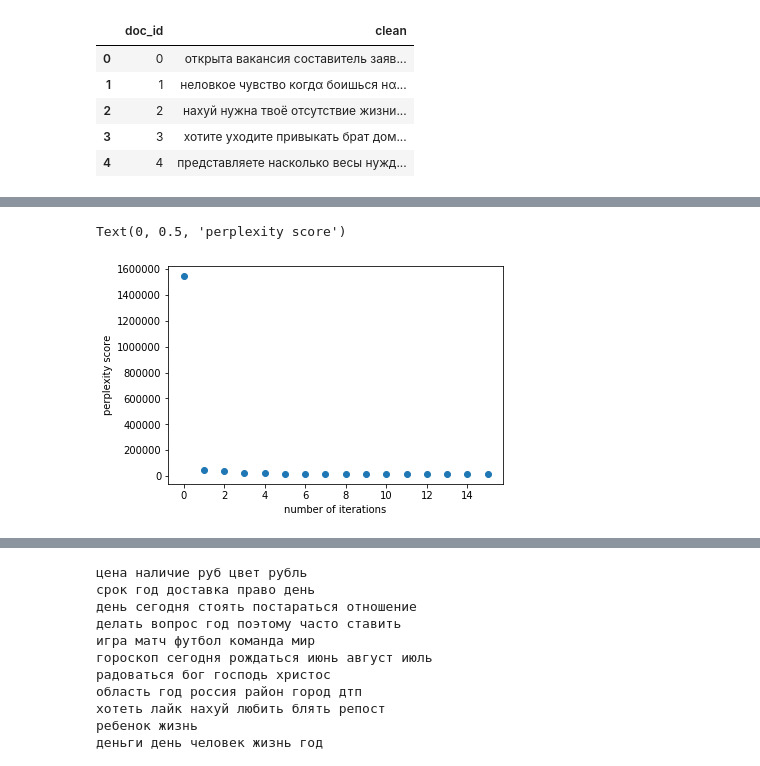
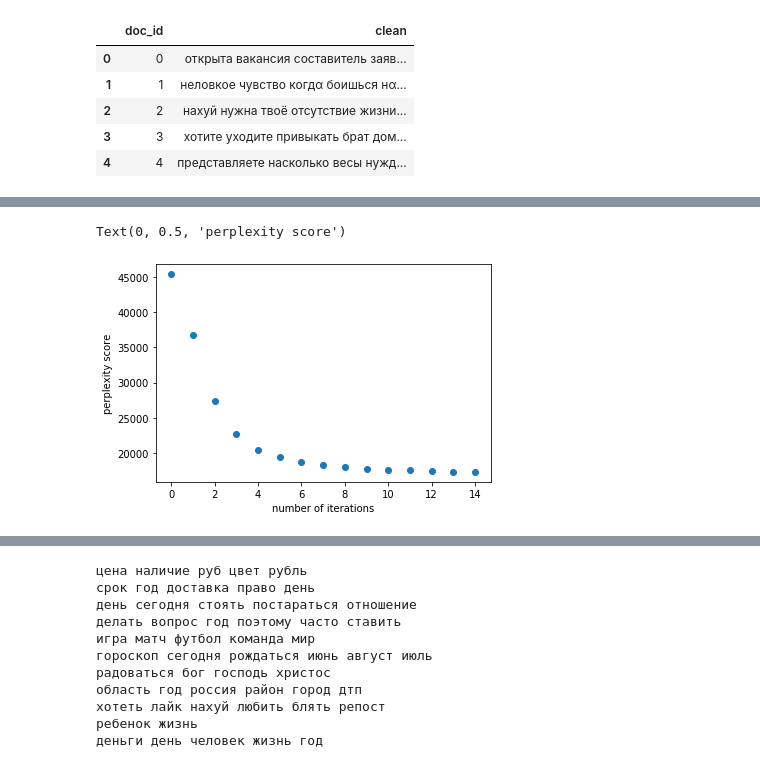
Before and after one commit to Vladimirchizh/TopicModeling, a Jupyter notebook: run_artm.ipynb, the cells around one changed output, grey strips where cells are left out. Saved outputs shown, nothing was run; the diff lists cells and outputs as text; code cells hidden in the pictures.

```diff
--- a/run_artm.ipynb
+++ b/run_artm.ipynb
@@ -120,10 +120,9 @@ model_artm = artm.ARTM(topic_names=topic_names,
                        show_progress_bars = True)
 
 model_artm.scores.add(artm.PerplexityScore(name='PerplexityScore',dictionary = dictionary))
-#model_artm.scores.add(artm.SparsityPhiScore(name='SparsityPhiScore'))
-#model_artm.scores.add(artm.SparsityThetaScore(name='SparsityThetaScore'))
+model_artm.scores.add(artm.SparsityPhiScore(name='SparsityPhiScore'))
+model_artm.scores.add(artm.SparsityThetaScore(name='SparsityThetaScore'))
 #model_artm.scores.add(artm.TopicKernelScore(name='TopicKernelScore',probability_mass_threshold=0.3))
-#model_artm.scores.add(artm.TopTokensScore(name='Top_words', num_tokens=20, class_id='text'))
 model_artm.scores.add(artm.TopTokensScore(name='top_words',num_tokens = 10))
 
 # additional regulizers
@@ -138,7 +137,7 @@ model_artm.num_document_passes = 10
 model_artm.initialize(dictionary=dictionary)
 # %%
 # fitting the model
-%time model_artm.fit_offline(batch_vectorizer=batch_vectorizer, num_collection_passes=16)
+model_artm.fit_offline(batch_vectorizer=batch_vectorizer, num_collection_passes=16)
 # %% [output]
 HBox(children=(IntProgress(value=0, description='Pass', max=16, style=ProgressStyle(description_width='initial…
 HBox(children=(IntProgress(value=0, description='Batch', max=74, style=ProgressStyle(description_width='initia…
@@ -184,15 +202,13 @@ for topic_name in model_artm.topic_names:
 # %%
-perplexityScore = list(model_artm.score_tracker['PerplexityScore'].value)
-
 %matplotlib inline
 import glob
 import os
 import matplotlib.pyplot as plt
 
-# visualizing perplexity
-plt.scatter(range(len(perplexityScore)), perplexityScore)
+# visualizing perplexity [1:]
+plt.scatter(range(len(perplexityScore[1:])), perplexityScore[1:])
 plt.xlabel('number of iterations')
 plt.ylabel('perplexity score')
 # %% [output]
 Text(0, 0.5, 'perplexity score')
-[figure, old version]
+[figure, new version]
```
Also changed, not shown: parts of 15 cells of this notebook, 3 other files.
